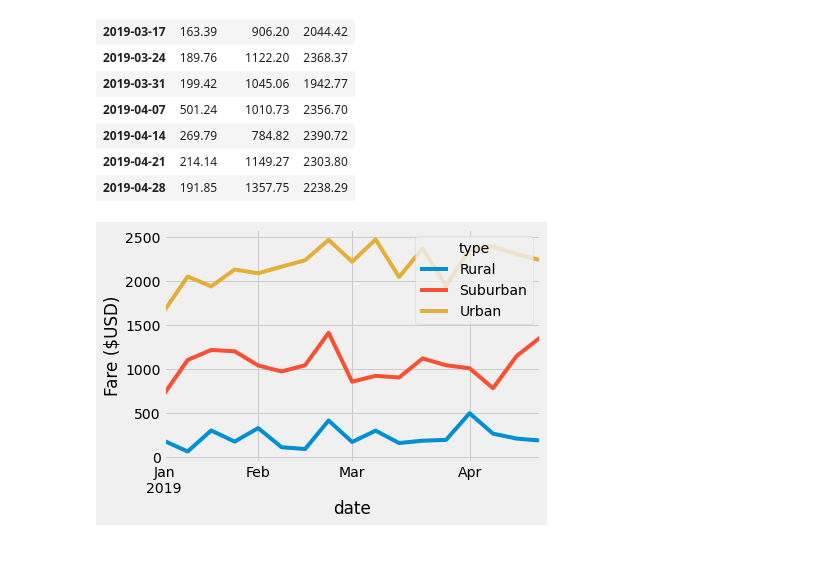
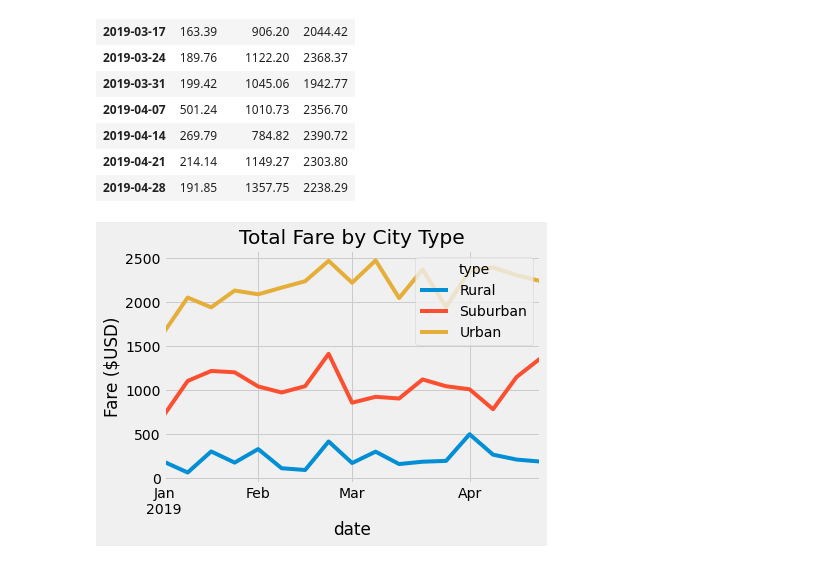
Before and after one commit to ajg318/Pyber_Analysis, a Jupyter notebook: PyBer_Challenge_starter_code.ipynb, the cells around one changed output. Saved outputs shown, nothing was run; the diff lists cells and outputs as text; code cells hidden in the pictures.

```diff
--- a/PyBer_Challenge_starter_code.ipynb
+++ b/PyBer_Challenge_starter_code.ipynb
@@ -216,12 +216,13 @@ pyber_week_df
 # %%
 # 8. Using the object-oriented interface method, plot the resample DataFrame using the df.plot() function.
 
 # Import the style from Matplotlib.
 from matplotlib import style
 # Use the graph style fivethirtyeight.
 style.use('fivethirtyeight')
 pyber_week_df.plot()
 plt.ylabel("Fare ($USD)")
+plt.title("Total Fare by City Type")
 plt.savefig("analysis/PyBer_fare_summary.png")
 # %% [output]
-[figure, old version]
+[figure, new version]
```
Also changed, not shown: 2 other files.
